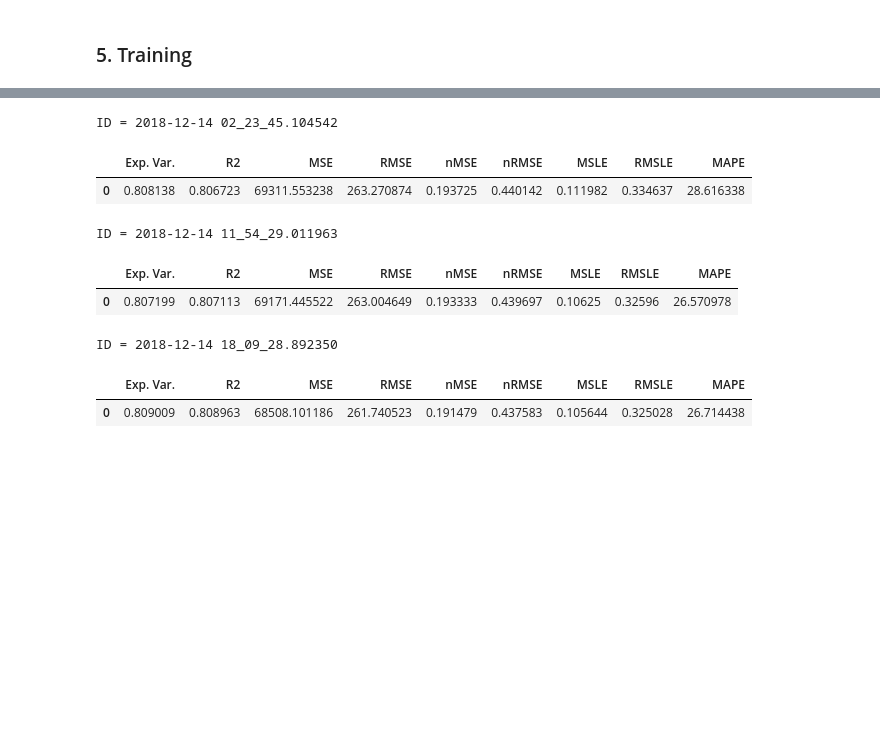
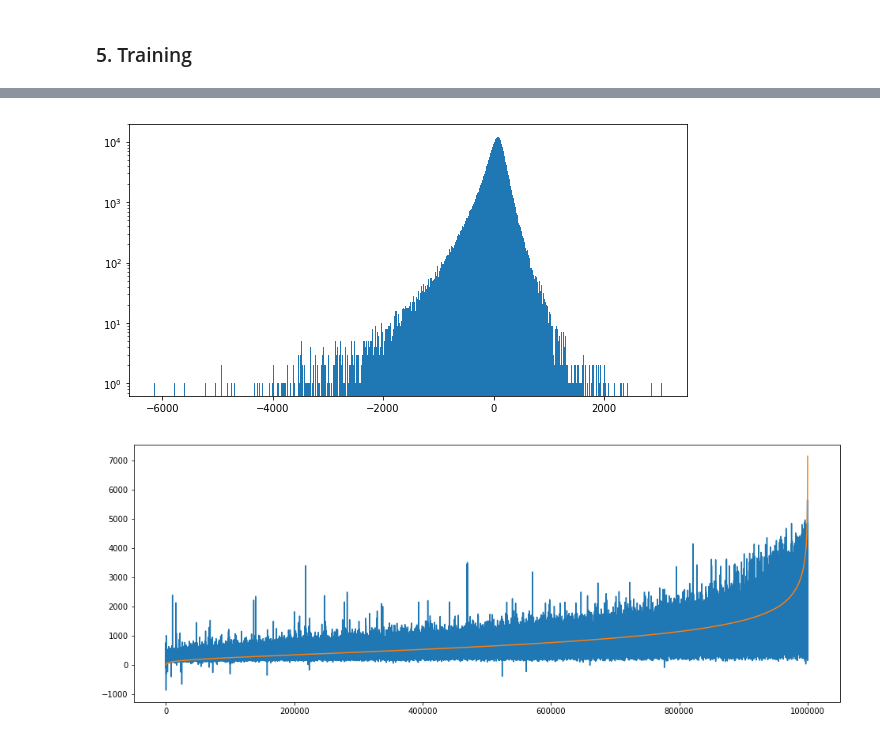
Before and after one commit to arthurarj/ttdp_project, a Jupyter notebook: TTDP_Deep_Models.ipynb, the cells around one changed output, grey strips where cells are left out. Cells and saved outputs as stored; diff of their text form; code cells hidden in the pictures; blank space fills up the shorter version.

```diff
--- a/TTDP_Deep_Models.ipynb
+++ b/TTDP_Deep_Models.ipynb
@@ -56,0 +67,5 @@ y_test_denorm = output_scaler.inverse_transform(y_test)
+# %%
+import tensorflow as tf
+
+def huber_loss(y_true, y_pred):
+    return tf.losses.huber_loss(y_true,y_pred)
@@ -94,10 +153,17 @@ _________________________________________________________________
 # %%
-EPOCHS = 10
+EPOCHS = 25
+BATCH_SIZE = 64
+
+tensorboard = TensorBoard(log_dir='logs/{}'.format(time()))
 
 # Store training stats
-history = model.fit(X_train, y_train,
+history = model.fit(X_train,
+                    y_train,
                     epochs=EPOCHS,
-                    validation_split=0.2,
-                    verbose=1)
+                    validation_data=(X_valid, y_valid),
+                    verbose=1,
+                    batch_size=BATCH_SIZE,
+                    callbacks=[tensorboard]
+                   )
                     #, callbacks=[PrintDot()])
 # %% [output]
@@ -149,9 +189,0 @@ y_pred = pkl.load(open('../deep_models/' + y_pred_name, 'rb'))
-# %%
-y_test_denorm = output_scaler.inverse_transform(y_test)
-y_pred_denorm = output_scaler.inverse_transform(y_pred)
-# %%
-# Set all negative outputs to zero (we're predicting time)
-y_pred_denorm[y_pred_denorm < 0] = 0
-
-# Transform back again
-y_pred = output_scaler.transform(y_pred_denorm)
@@ -176,27 +190,16 @@ ID = 2018-12-13 22_51_58.230196
-# %%
-print('ID =', model_id)
-compute_metrics(y_true = y_test.values, y_pred = y_pred.reshape(1,-1),
-                y_true_denorm = y_test_denorm, y_pred_denorm = y_pred_denorm.reshape(1,-1),
-                indices=[0])
-# %% [output]
-ID = 2018-12-14 02_23_45.104542
-|  | Exp. Var. | R2 | MSE | RMSE | nMSE | nRMSE | MSLE | RMSLE | MAPE |
-| 0 | 0.808138 | 0.806723 | 69311.553238 | 263.270874 | 0.193725 | 0.440142 | 0.111982 | 0.334637 | 28.616338 |
-# %%
-print('ID =', model_id)
-compute_metrics(y_true = y_test.values, y_pred = y_pred.reshape(1,-1),
-                y_true_denorm = y_test_denorm, y_pred_denorm = y_pred_denorm.reshape(1,-1),
-                indices=[0])
-# %% [output]
-ID = 2018-12-14 11_54_29.011963
-|  | Exp. Var. | R2 | MSE | RMSE | nMSE | nRMSE | MSLE | RMSLE | MAPE |
-| 0 | 0.807199 | 0.807113 | 69171.445522 | 263.004649 | 0.193333 | 0.439697 | 0.10625 | 0.32596 | 26.570978 |
-# %%
-print('ID =', model_id)
-compute_metrics(y_true = y_test.values, y_pred = y_pred.reshape(1,-1),
-                y_true_denorm = y_test_denorm, y_pred_denorm = y_pred_denorm.reshape(1,-1),
-                indices=[0])
-# %% [output]
-ID = 2018-12-14 18_09_28.892350
-|  | Exp. Var. | R2 | MSE | RMSE | nMSE | nRMSE | MSLE | RMSLE | MAPE |
-| 0 | 0.809009 | 0.808963 | 68508.101186 | 261.740523 | 0.191479 | 0.437583 | 0.105644 | 0.325028 | 26.714438 |
+# %%
+import matplotlib.pyplot as plt
+
+index_y_test = np.argsort(y_test_denorm,axis=0)
+
+plt.figure(figsize=(10,5))
+plt.hist(y_pred_denorm - y_test_denorm, bins='auto',log=True)
+plt.show()
+
+plt.figure(figsize=(16,6))
+plt.plot(y_pred_denorm[index_y_test[:],:].ravel())
+plt.plot(y_test_denorm[index_y_test[:],:].ravel())
+plt.show()
+# %% [output]
+[figure, added]
+[figure, added]
```
Also changed, not shown: parts of 23 cells of this notebook.
